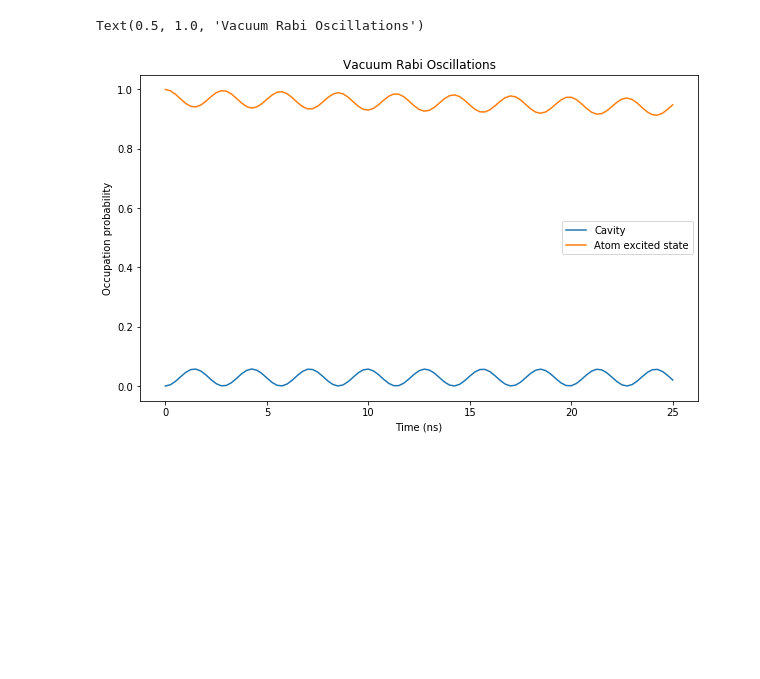
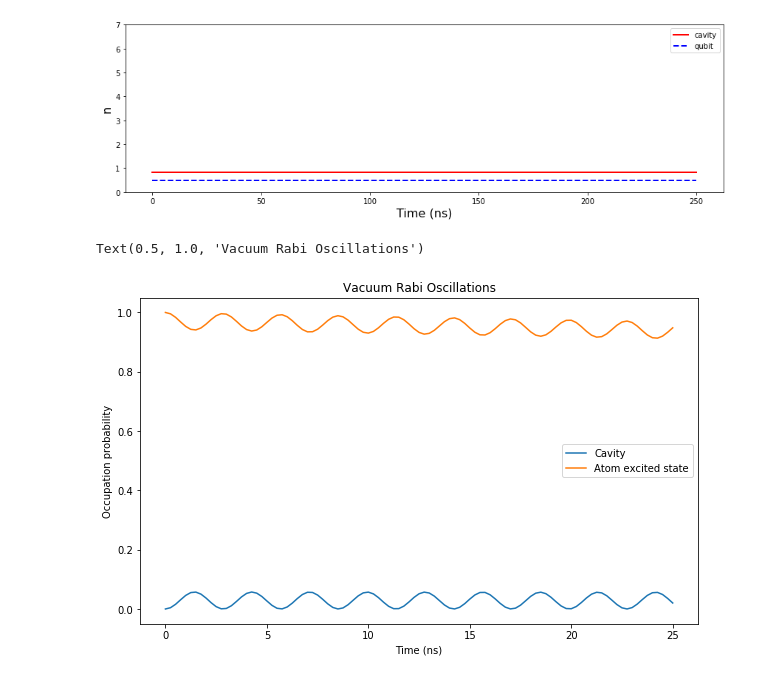
Before and after one commit to katiehko/fermi-qutip, a Jupyter notebook: 02_hamiltonian_para_edit.ipynb, the cells around one changed output. Drawn from its saved outputs; the diff is of its cells as text; code cells hidden in the pictures; blank space fills up the shorter version.

```diff
--- a/02_hamiltonian_para_edit.ipynb
+++ b/02_hamiltonian_para_edit.ipynb
@@ -72,3 +77,16 @@ c_ops.append(np.sqrt(rate * n_th_a) * sm.dag())
+# %%
+fig, ax = plt.subplots(1, 1, sharex=True, figsize=(12,4))
+
+ax.plot(tlist, nc_list, 'r', linewidth=2, label="cavity")
+ax.plot(tlist, nq_list, 'b--', linewidth=2, label="qubit")
+ax.set_ylim(0, 7)
+ax.set_ylabel("n", fontsize=16)
+ax.set_xlabel("Time (ns)", fontsize=16)
+ax.legend()
+
+fig.tight_layout()
+# %% [output]
+[figure, added]
 # %%
 # evolve system, request that the expectation values of a.dag()*a and sm*sm.dag() are returned by the solver
 # passing the list [a.dag()*a, sm.dag()*sm] as the fifth argument to the solver
```
Also changed, not shown: parts of 11 cells of this notebook.
